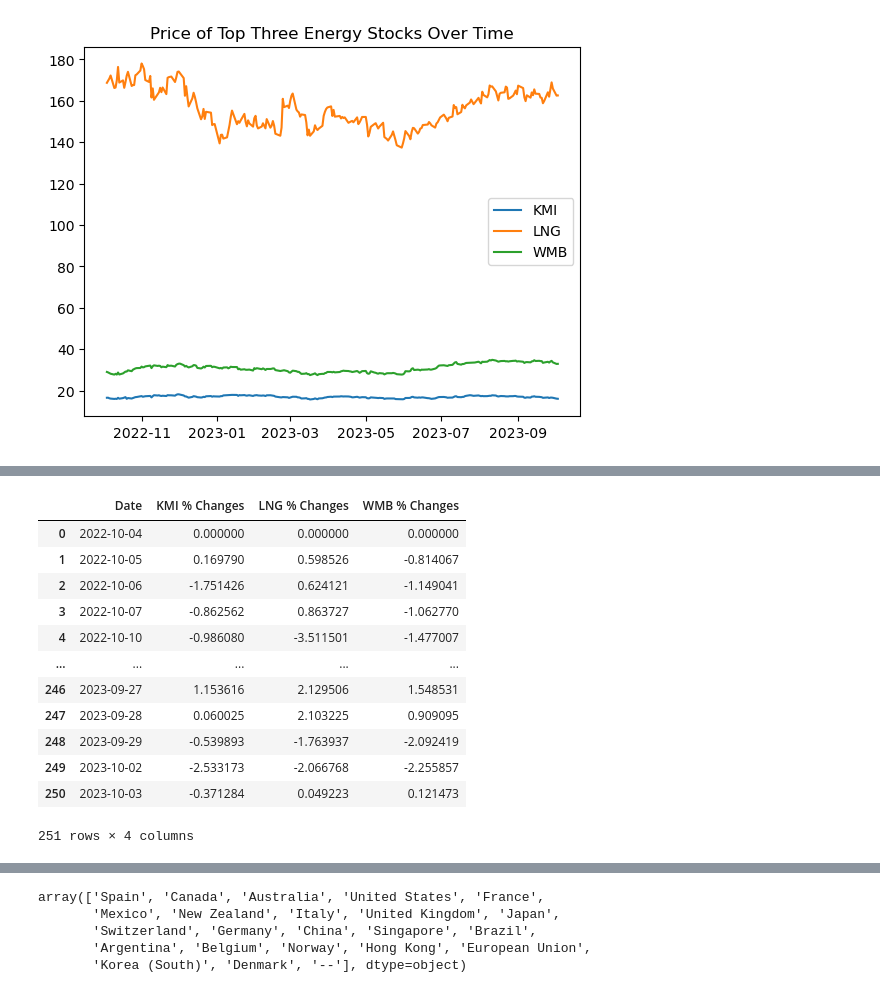
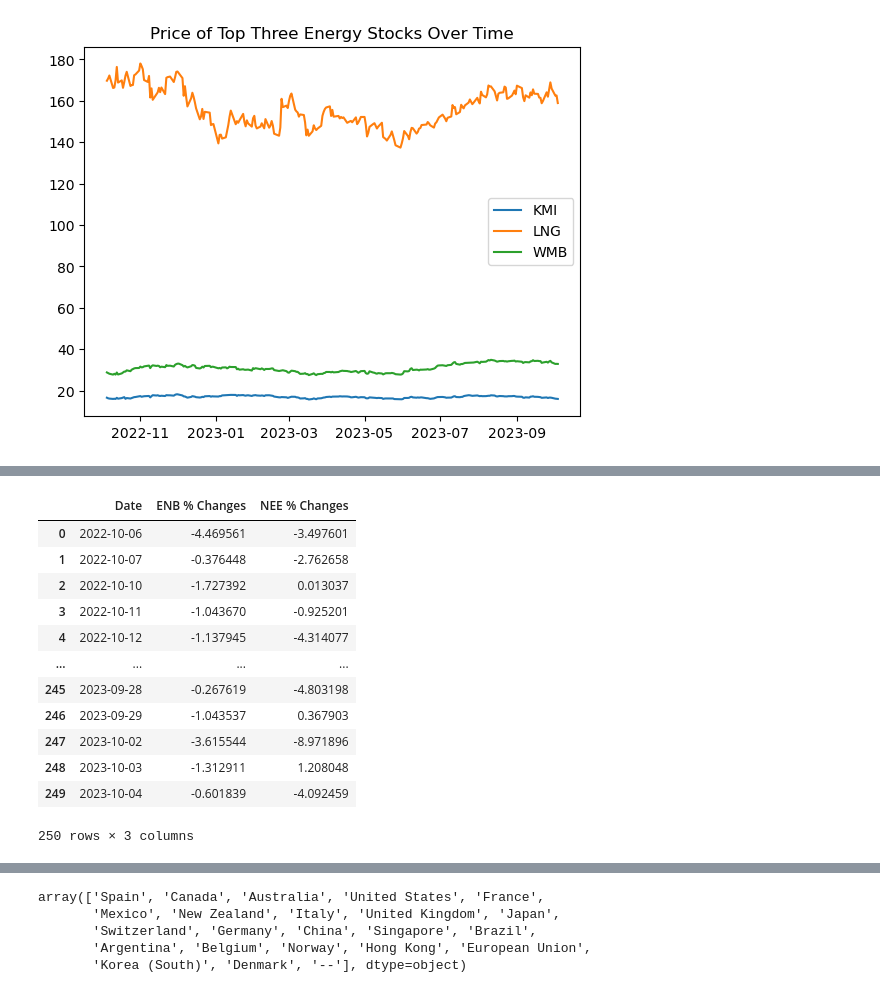
Before and after one commit to Glowary/project_1, a Jupyter notebook: Stock project.ipynb, the cells around one changed output, grey strips where cells are left out. Saved outputs shown, nothing was run; the diff lists cells and outputs as text; code cells hidden in the pictures.

```diff
--- a/Stock project.ipynb
+++ b/Stock project.ipynb
@@ -307,0 +191,8 @@ Text(0.5, 1.0, 'Price of Top Three Energy Stocks Over Time')
+# %%
+# Stocks to determine correlation
+stat_stocks = ['ENB', 'NEE']
+
+# Get historical data with the stocks we want to calculate the correlation
+stat_stocks_df = yf.Tickers(stat_stocks).history(period="12mo")["Close"]
+
+stat_stocks_df
@@ -308,33 +215,33 @@ Text(0.5, 1.0, 'Price of Top Three Energy Stocks Over Time')
 # %%
-top_stocks = ['KMI', 'LNG', 'WMB']
-for stock in top_stocks:
-    if stock == 'KMI':
-        kmi_column = top_close['KMI']
-        daily_kmi = kmi_column.pct_change()*100
-    elif stock == 'LNG':
-        lng_column = top_close['LNG']
-        daily_lng = lng_column.pct_change()*100
-    elif stock == 'WMB':
-        wmb_column = top_close['WMB']
-        daily_wmb = wmb_column.pct_change()*100
+for stock in stat_stocks:
+    if stock == 'ENB':
+        enb_column = stat_stocks_df['ENB']
+        daily_enb = enb_column.pct_change()*100
+    elif stock == 'NEE':
+        nee_column = stat_stocks_df['NEE']
+        daily_nee = nee_column.pct_change()*100
 # %%
-pct_changes_df = pd.DataFrame({'KMI % Changes': daily_kmi,
-                              'LNG % Changes': daily_lng,
-                              'WMB % Changes': daily_wmb})
-pct_changes_df = pct_changes_df.fillna(0)
-pct_changes_df = pct_changes_df.reset_index()
-pct_changes_df
+stat_pct_changes_df = pd.DataFrame({
+                            'ENB % Changes': daily_enb,
+                            'NEE % Changes': daily_nee
+})
+
+stat_pct_changes_df = stat_pct_changes_df.dropna()
+
+stat_pct_changes_df = stat_pct_changes_df.reset_index()
+
+stat_pct_changes_df
 # %% [output]
-|  | Date | KMI % Changes | LNG % Changes | WMB % Changes |
-| 0 | 2022-10-04 | 0.000000 | 0.000000 | 0.000000 |
-| 1 | 2022-10-05 | 0.169790 | 0.598526 | -0.814067 |
-| 2 | 2022-10-06 | -1.751426 | 0.624121 | -1.149041 |
-| 3 | 2022-10-07 | -0.862562 | 0.863727 | -1.062770 |
-| 4 | 2022-10-10 | -0.986080 | -3.511501 | -1.477007 |
-| ... | ... | ... | ... | ... |
-| 246 | 2023-09-27 | 1.153616 | 2.129506 | 1.548531 |
-| 247 | 2023-09-28 | 0.060025 | 2.103225 | 0.909095 |
-| 248 | 2023-09-29 | -0.539893 | -1.763937 | -2.092419 |
-| 249 | 2023-10-02 | -2.533173 | -2.066768 | -2.255857 |
-| 250 | 2023-10-03 | -0.371284 | 0.049223 | 0.121473 |
+|  | Date | ENB % Changes | NEE % Changes |
+| 0 | 2022-10-06 | -4.469561 | -3.497601 |
+| 1 | 2022-10-07 | -0.376448 | -2.762658 |
+| 2 | 2022-10-10 | -1.727392 | 0.013037 |
+| 3 | 2022-10-11 | -1.043670 | -0.925201 |
+| 4 | 2022-10-12 | -1.137945 | -4.314077 |
+| ... | ... | ... | ... |
+| 245 | 2023-09-28 | -0.267619 | -4.803198 |
+| 246 | 2023-09-29 | -1.043537 | 0.367903 |
+| 247 | 2023-10-02 | -3.615544 | -8.971896 |
+| 248 | 2023-10-03 | -1.312911 | 1.208048 |
+| 249 | 2023-10-04 | -0.601839 | -4.092459 |
-251 rows × 4 columns
+250 rows × 3 columns
```
Also changed, not shown: parts of 37 cells of this notebook.
